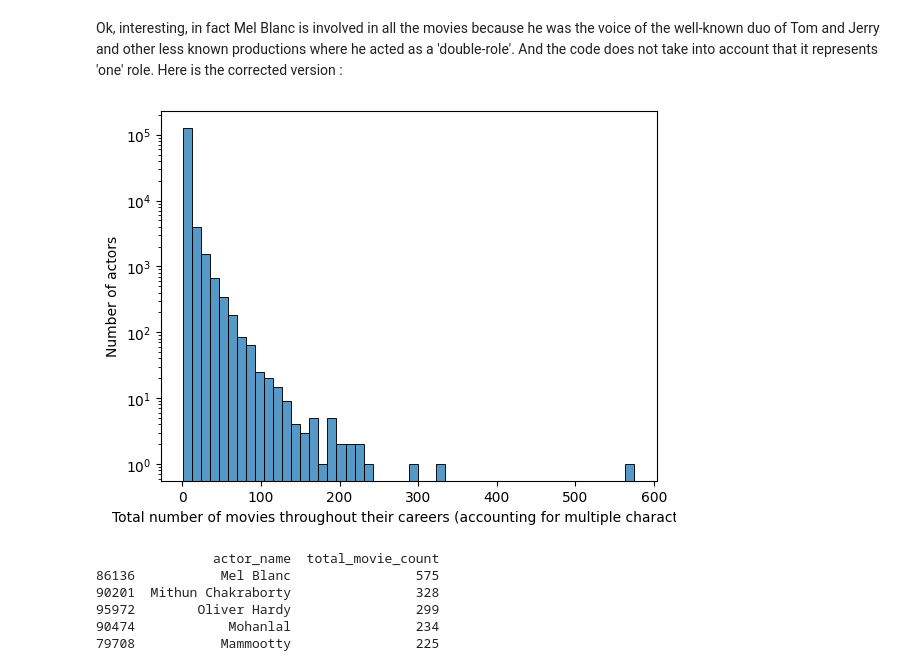
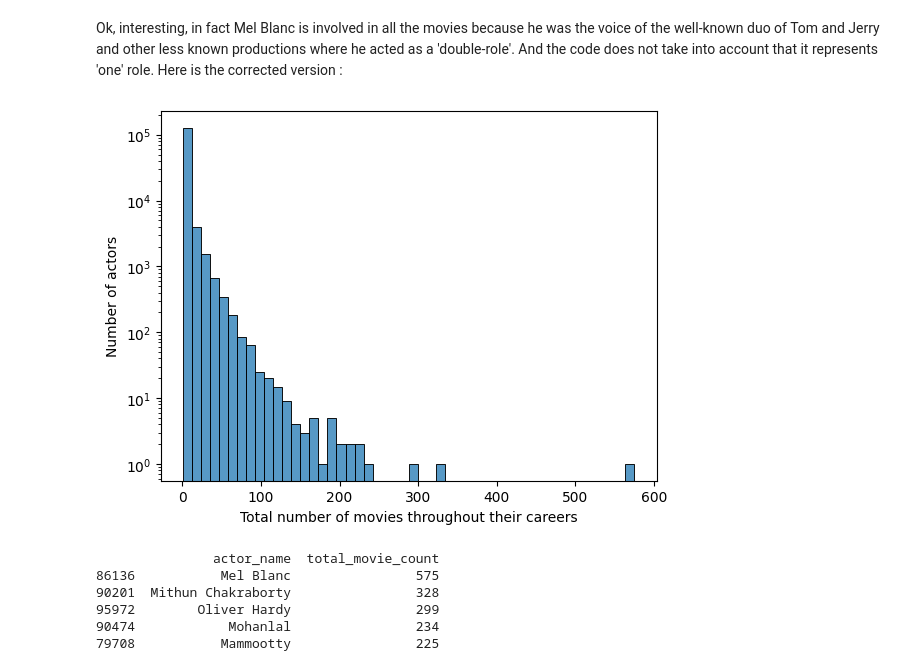
Before and after one commit to epfl-ada/ada-2023-project-datacuisiniers, a Jupyter notebook: p2_Malo.ipynb, the cells around one changed output. Drawn from its saved outputs; the diff is of its cells as text; code cells hidden in the pictures.

```diff
--- a/p2_Malo.ipynb
+++ b/p2_Malo.ipynb
@@ -94,0 +119,24 @@ By highlighting that, we could assess that taking into account the period at whi
+# %%
+character_df['release_date'] = pd.to_datetime(character_df['release_date'], errors='coerce')
+
+actor_counts = character_df.groupby('actor_name').size().reset_index(name='appearance_count')
+actors_multi_appearances = actor_counts[actor_counts['appearance_count'] > 1]
+actor_multiple_appearances = character_df[character_df['actor_name'].isin(actors_multi_appearances['actor_name'])]
+
+actor_career_span = actor_multiple_appearances.groupby('actor_name')['release_date'].agg(['min', 'max']).reset_index()
+actor_career_span['career_span'] = actor_career_span['max'] - actor_career_span['min']
+actor_career_span = actor_career_span[actor_career_span['actor_name'].isin(actors_multi_appearances['actor_name'])]
+
+sorted_actor_span = actor_career_span.sort_values(by='career_span', ascending=False)
+
+valid_career_span = sorted_actor_span.dropna(subset=['career_span'])
+valid_career_span['career_span'] = valid_career_span['career_span'].dt.days
+print(valid_career_span[['actor_name', 'career_span']])
+
+plt.figure(figsize=(8, 6))
+sns.histplot(valid_career_span['career_span'], bins=70, log = True, edgecolor='black')
+plt.xlabel('Career Span (in days)')
+plt.ylabel('Frequency')
+plt.title('Histogram of Actors\' Career Spans')
+plt.grid(True)
+plt.show()
@@ -121,13 +190,13 @@ Ok, interesting, in fact Mel Blanc is involved in all the movies because he was
 # %%
 actor_movie_comb = character_df.groupby(['actor_name', 'movie_id']).size().reset_index(name = 'appearance_count')
 
 actor_total_movie_counts_corrected = actor_movie_comb.groupby('actor_name').size().reset_index(name = 'total_movie_count')
 sns.histplot(actor_total_movie_counts_corrected['total_movie_count'], bins=50, log=True)
 plt.ylabel("Number of actors")
-plt.xlabel("Total number of movies throughout their careers (accounting for multiple characters)")
+plt.xlabel("Total number of movies throughout their careers")
 plt.show()
 # %% [output]
-[figure, old version]
+[figure, new version]
 # %%
 sorted_actors_corrected = actor_total_movie_counts_corrected.sort_values(by='total_movie_count', ascending=False)
 top_5_actors_corrected = sorted_actors_corrected.head(5)
```
Also changed, not shown: parts of 11 cells of this notebook.
